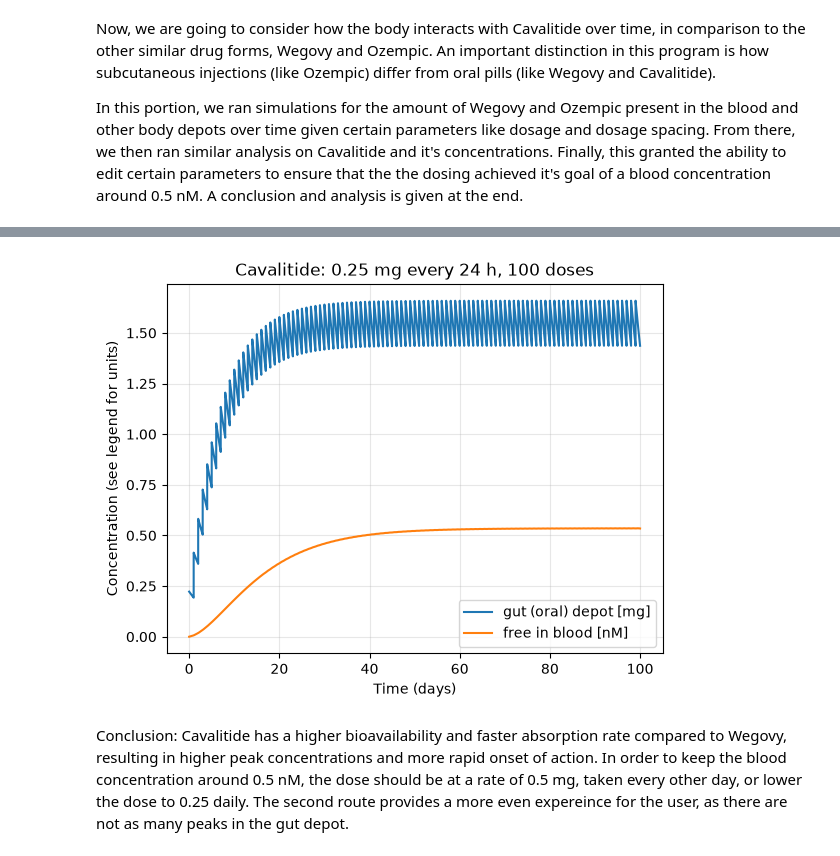
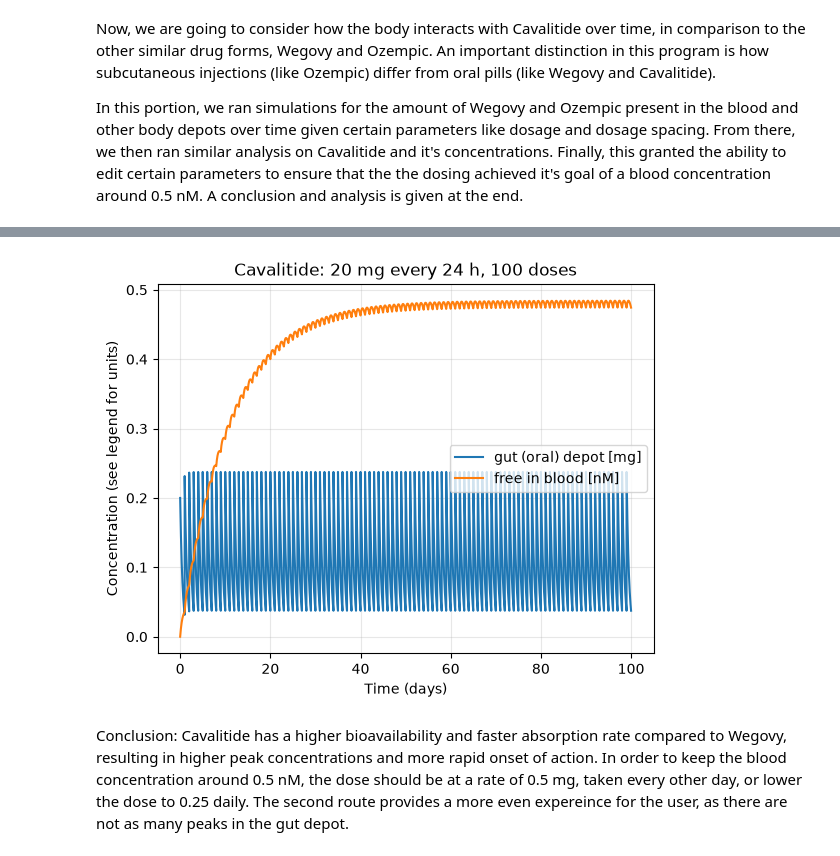
Before and after one commit to LayR451/Module_3, a Jupyter notebook: Module3_Project_Template.ipynb, the cells around one changed output, grey strips where cells are left out. Saved outputs shown, nothing was run; the diff lists cells and outputs as text; code cells hidden in the pictures.

```diff
--- a/Module3_Project_Template.ipynb
+++ b/Module3_Project_Template.ipynb
@@ -226,21 +226,21 @@ plt.show()
 # This drug is similar to semaglutide, but has a higher bioavailability and faster absorption rate.
 # We will simulate the pharmacokinetics of Cavalitide using the same model as before.
 
-drug = "Cavalitide"
+drug_C = "Cavalitide"
 
 # product-specific parameters
 products = {
-    'Cavalitide': dict(Favailable=0.89,
-                       ka=0.006,
-                       D=0.25,
+    'Cavalitide': dict(Favailable=0.01,
+                       ka=0.077,
+                       D=20,
                        interval=24,
                        n_doses=100,
                        depot='gut (oral)'),
 }
 
-p = products[drug]
-Favailable, ka, D = p['Favailable'], p['ka'], p['D']
-interval, n_doses, depot = p['interval'], p['n_doses'], p['depot']
+p_C = products[drug_C]
+Favailable_C, ka_C, D_C = p_C['Favailable'], p_C['ka'], p_C['D']
+interval_C, n_doses_C, depot_C = p_C['interval'], p_C['n_doses'], p_C['depot']
 
 # shared model parameters
 ke = 0.0039 # 1/h, elimination rate
@@ -252,8 +252,8 @@ Ffree = 0.01 # rest of semaglutide bound to albumin
 dt = 0.1 # h, Euler step size
 def ODEfunc(t, y):
     Asc, Cc = y
-    dAsc = -ka*Asc # Asc: depot amount (mg)
-    dCc = ka*Asc/V - ke*Cc # Cc: blood concentration (mg/L)
+    dAsc = -ka_C*Asc # Asc: depot amount (mg)
+    dCc = ka_C*Asc/V - ke*Cc # Cc: blood concentration (mg/L)
     return [dAsc, dCc]
 
 def simulate(D, n_doses, interval, dt):
@@ -261,11 +261,11 @@ def simulate(D, n_doses, interval, dt):
     and blood concentration (nmol/L)."""
     t_out, Asc_out, Cc_out = [], [], []
     y = np.array([0.0, 0.0])
-    n_steps = int(round(interval / dt)) # Euler steps per dosing interval
-    for i in range(n_doses):
-        y[0] += Favailable*D # absorbed fraction of dose enters the depot
+    n_steps = int(round(interval_C / dt)) # Euler steps per dosing interval
+    for i in range(n_doses_C):
+        y[0] += Favailable_C*D_C # absorbed fraction of dose enters the depot
 
-        t0 = i * interval
+        t0 = i * interval_C
         t_seg = t0 + dt * np.arange(n_steps + 1)
         y_seg = np.zeros((2, n_steps + 1))
         y_seg[:, 0] = y
@@ -279,38 +279,38 @@ def simulate(D, n_doses, interval, dt):
         # Euler's via the formula!
         sol = scipy.integrate.solve_ivp(
             ODEfunc,
-            (t0, t0 + interval),
+            (t0, t0 + interval_C),
             y,
             t_eval=t_seg,
         )
         y_seg = sol.y
 
         t_out.append(t_seg)
         Asc_out.append(y_seg[0])
         Cc_out.append(y_seg[1])
         y = y_seg[:, -1].copy() # carry state into next interval
 
     t = np.concatenate(t_out)
     Asc_out = np.concatenate(Asc_out)
     Cc_out = np.concatenate(Cc_out)
     Cc_nM = Cc_out * 1e-3 / MW * 1e9
     return t, Asc_out, Cc_nM
 
 
 #  run simulation
-t, Asc, Cc = simulate(D, n_doses, interval, dt)
+t_c, Asc_c, Cc_ = simulate(D_C, n_doses_C, interval_C, dt)
 
 # plot
-plt.plot(t / 24, Asc, label=f"{depot} depot [mg]")
+plt.plot(t / 24, Asc, label=f"{depot_C} depot [mg]")
 plt.plot(t / 24, Ffree*Cc, label="free in blood [nM]")
 plt.xlabel("Time (days)")
 plt.ylabel("Concentration (see legend for units)")
-plt.title(f"{drug}: {D} mg every {interval} h, {n_doses} doses")
+plt.title(f"{drug_C}: {D_C} mg every {interval_C} h, {n_doses_C} doses")
 plt.legend()
 plt.grid(alpha=0.3)
 plt.show()
 # %% [output]
-[figure, old version]
+[figure, new version]
 # %% [markdown]
 Conclusion: Cavalitide has a higher bioavailability and faster absorption rate compared to Wegovy, resulting in higher peak concentrations and more rapid onset of action. In order to keep the blood concentration around 0.5 nM, the dose should be at a rate of 0.5 mg, taken every other day, or lower the dose to 0.25 daily. The second route provides a more even expereince for the user, as there are not as many peaks in the gut depot.
 # %% [markdown]
```
Also changed, not shown: parts of 2 cells of this notebook.
